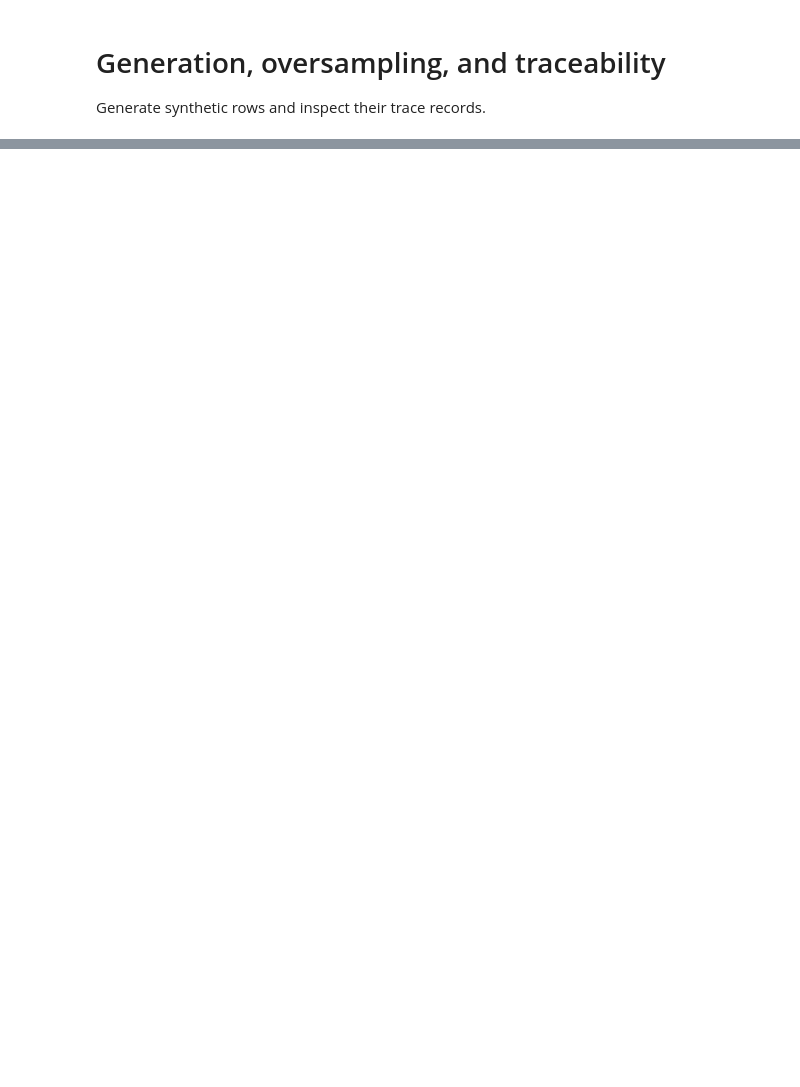
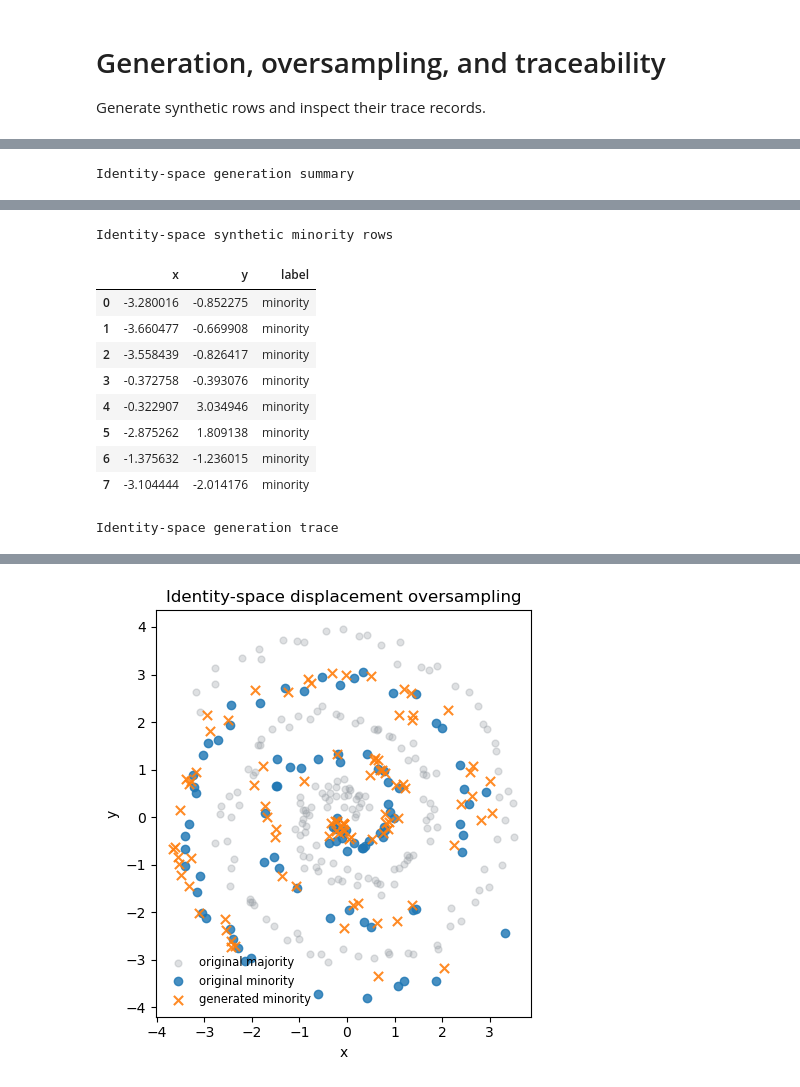
Before and after one commit to fabriziocosta/MIMIC, a Jupyter notebook: notebooks/03_generation_oversampling_traceability.ipynb, the cells around one changed output, grey strips where cells are left out. Cells and saved outputs as stored; diff of their text form; code cells hidden in the pictures; blank space fills up the shorter version.

```diff
--- a/notebooks/03_generation_oversampling_traceability.ipynb
+++ b/notebooks/03_generation_oversampling_traceability.ipynb
@@ -82,0 +152,43 @@ fig.tight_layout()
+# %%
+import sys
+from pathlib import Path
+
+from mimic import IdentityDecoder, IdentityEncoder
+
+notebook_dir = Path.cwd() / "notebooks" if (Path.cwd() / "notebooks").exists() else Path.cwd()
+if str(notebook_dir) not in sys.path:
+    sys.path.append(str(notebook_dir))
+
+from mimic_notebook_utils import identity_generation_plot
+
+identity_policy = GenerationPolicy(
+    method="displacement",  # change to "displacement" for the displacement variant
+    neighbour_mode="mutual",
+    n_neighbors=5,
+    lambda_range=(0.25, 0.75),
+)
+
+identity_mimic = MIMIC(
+    ignore_columns=["id"],
+    regression_columns=["x", "y"],
+    classification_columns=["label"],
+    encoder=IdentityEncoder(),
+    decoder=IdentityDecoder(),
+    policy=identity_policy,
+    n_bootstrap=1,
+    random_state=2,
+)
+
+identity_summary, identity_synthetic, identity_trace, identity_fig, identity_ax = identity_generation_plot(
+    identity_mimic,
+    df,
+    n_samples=minority_needed,
+    condition={"label": "minority"},
+    title=f"Identity-space {identity_policy.method} oversampling",
+)
+
+display(identity_summary.style.set_caption("Identity-space generation summary"))
+display(identity_synthetic.head(8).style.set_caption("Identity-space synthetic minority rows"))
+display(identity_trace.head(8).style.set_caption("Identity-space generation trace"))
+# %% [output]
+Identity-space generation summary
@@ -82,0 +197,11 @@ fig.tight_layout()
+Identity-space synthetic minority rows
+|  | x | y | label |
+| 0 | -3.280016 | -0.852275 | minority |
+| 1 | -3.660477 | -0.669908 | minority |
+| 2 | -3.558439 | -0.826417 | minority |
+| 3 | -0.372758 | -0.393076 | minority |
+| 4 | -0.322907 | 3.034946 | minority |
+| 5 | -2.875262 | 1.809138 | minority |
+| 6 | -1.375632 | -1.236015 | minority |
+| 7 | -3.104444 | -2.014176 | minority |
+Identity-space generation trace
@@ -82,0 +217 @@ fig.tight_layout()
+[figure, added]
```
Also changed, not shown: parts of 6 cells of this notebook, 9 other files.
